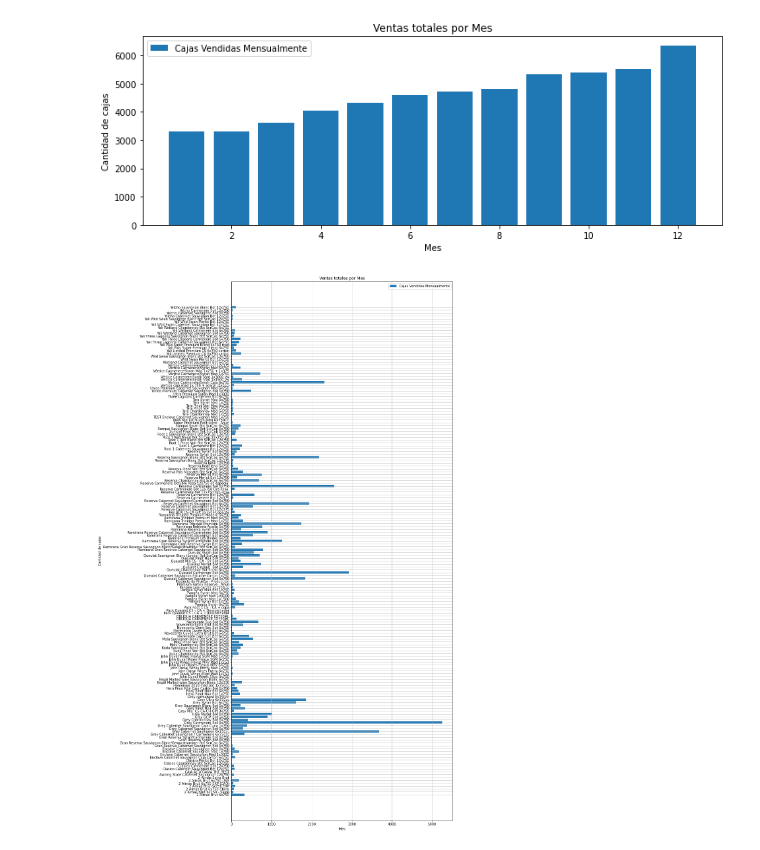
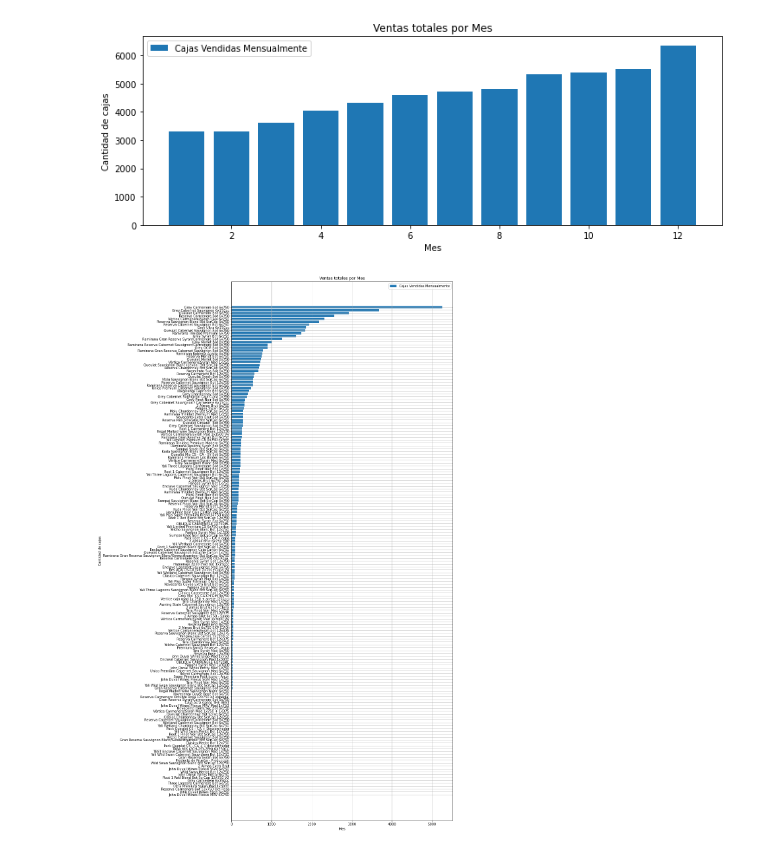
Before and after one commit to emersson6/data_science, a Jupyter notebook: Desafio_2/Visuazacio+Ruggiero-Vidal.ipynb, the cells around one changed output. Drawn from its saved outputs; the diff is of its cells as text; code cells hidden in the pictures.

```diff
--- a/Desafio_2/Visuazacio+Ruggiero-Vidal.ipynb
+++ b/Desafio_2/Visuazacio+Ruggiero-Vidal.ipynb
@@ -63,20 +63,22 @@ ax.legend()
 # %%
 df_data_graf_3 = df[['product_name','product_quantity']]
 df_data_graf_3.groupby('product_name')
 
 graf_anual_03 = df_data_graf_3.groupby("product_name")
 df_graf_product = graf_anual_03.sum()
 df_graf_product
+
+df_graf_product = df_graf_product.sort_values('product_quantity')
 
 x = df_graf_product.index
 y = df_graf_product.sum(axis='columns')
 
 fig, ax = plt.subplots(figsize=(12, 30))
 ax.barh(x,y,label='Cajas Vendidas Mensualmente')
 ax.set_xlabel('Mes')
 ax.set_ylabel('Cantidad de cajas')
 ax.set_title('Ventas totales por Mes')
 ax.legend()
 ax.grid(True)
 # %% [output]
-[figure, old version]
+[figure, new version]
```
Also changed, not shown: parts of 1 cell of this notebook.
